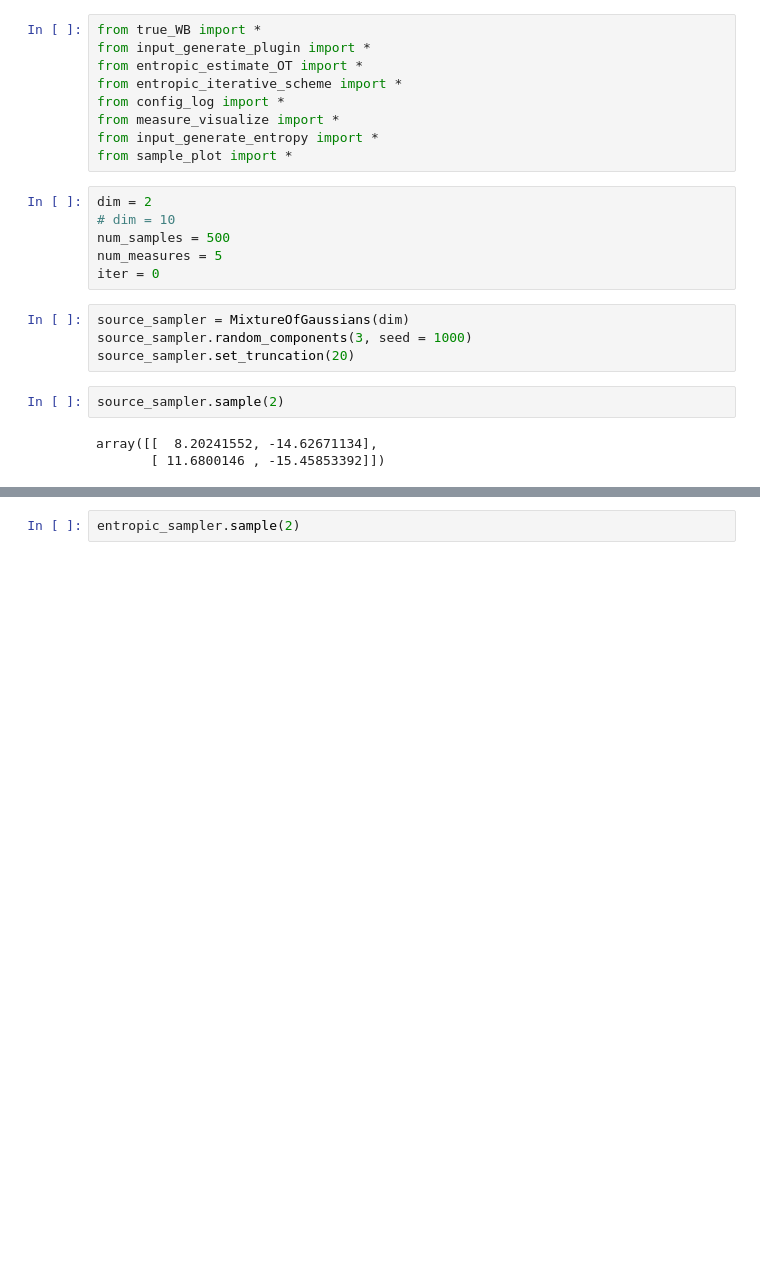
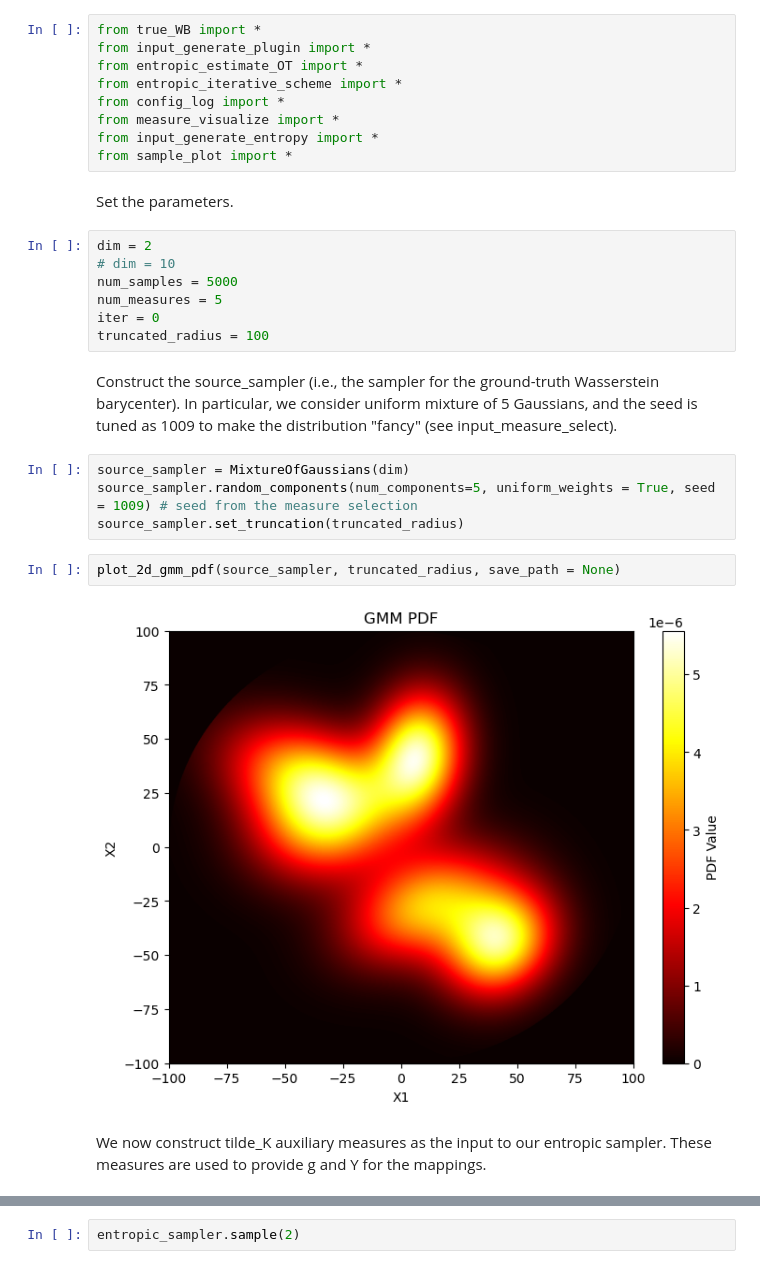
Before and after one commit to CHENZeyi1101/WB_Algo, a Jupyter notebook: Exp1_WBverify/Notebooks/Entropic_run.ipynb, the cells around one changed output, grey strips where cells are left out. Cells and saved outputs as stored; diff of their text form; blank space fills up the shorter version.

Commit message:
fancy plot added (05/12/2024)
We select fancy plot

```diff
--- a/Exp1_WBverify/Notebooks/Entropic_run.ipynb
+++ b/Exp1_WBverify/Notebooks/Entropic_run.ipynb
@@ -21,18 +23,24 @@ from config_log import *
 from measure_visualize import *
 from input_generate_entropy import *
 from sample_plot import *
+# %% [markdown]
+Set the parameters.
 # %%
 dim = 2
 # dim = 10
-num_samples = 500
+num_samples = 5000
 num_measures = 5
 iter = 0
+truncated_radius = 100
+# %% [markdown]
+Construct the source_sampler (i.e., the sampler for the ground-truth Wasserstein barycenter). In particular, we consider uniform mixture of 5 Gaussians, and the seed is tuned as 1009 to make the distribution "fancy" (see input_measure_select).
 # %%
 source_sampler = MixtureOfGaussians(dim)
-source_sampler.random_components(3, seed = 1000)
-source_sampler.set_truncation(20)
+source_sampler.random_components(num_components=5, uniform_weights = True, seed = 1009) # seed from the measure selection
+source_sampler.set_truncation(truncated_radius)
-# %%
-source_sampler.sample(2)
-# %% [output]
-array([[  8.20241552, -14.62671134],
-       [ 11.6800146 , -15.45853392]])
+# %%
+plot_2d_gmm_pdf(source_sampler, truncated_radius, save_path = None)
+# %% [output]
+[figure, added]
+# %% [markdown]
+We now construct tilde_K auxiliary measures as the input to our entropic sampler. These measures are used to provide g and Y for the mappings.
```
Also changed, not shown: parts of 3 cells of this notebook, 33 other files.
